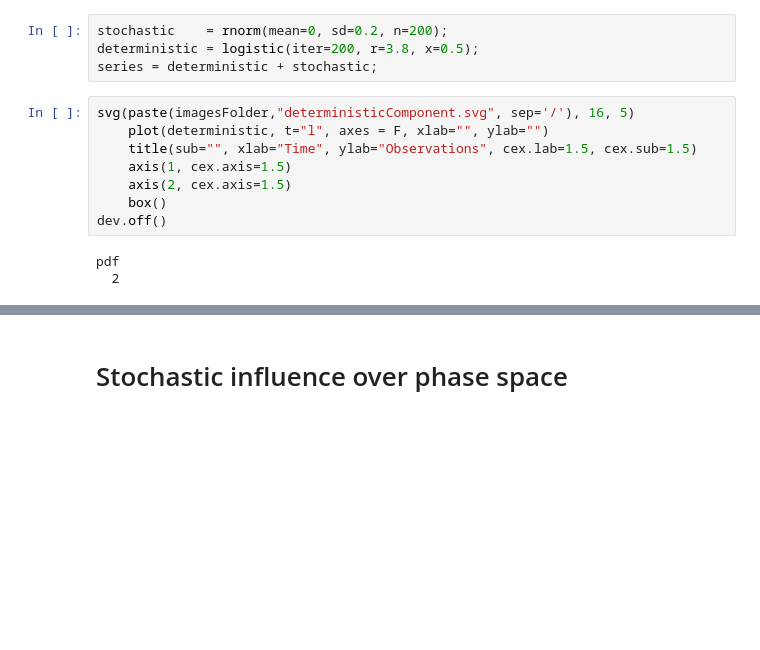
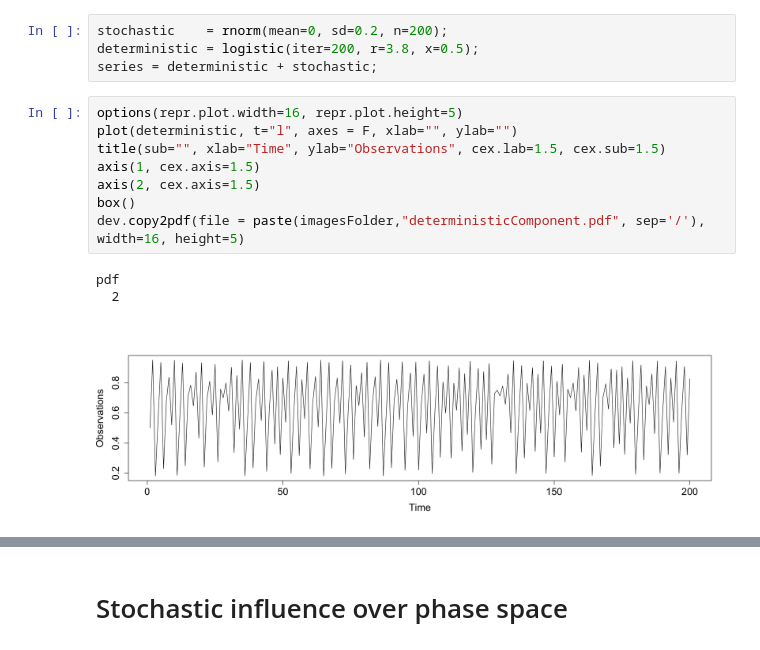
Before and after one commit to felipelageduarte/Doutorado, a Jupyter notebook: 9 - Images.ipynb, the cells around one changed output, grey strips where cells are left out. Saved outputs shown, nothing was run; the diff lists cells and outputs as text; blank space fills up the shorter version.

Commit message:
Some SSA models and images notebook

```diff
--- a/9 - Images.ipynb
+++ b/9 - Images.ipynb
@@ -17,13 +17,14 @@ stochastic    = rnorm(mean=0, sd=0.2, n=200);
 deterministic = logistic(iter=200, r=3.8, x=0.5);
 series = deterministic + stochastic;
 # %%
-svg(paste(imagesFolder,"deterministicComponent.svg", sep='/'), 16, 5)
-    plot(deterministic, t="l", axes = F, xlab="", ylab="")
-    title(sub="", xlab="Time", ylab="Observations", cex.lab=1.5, cex.sub=1.5)
-    axis(1, cex.axis=1.5)
-    axis(2, cex.axis=1.5)
-    box()
-dev.off()
+options(repr.plot.width=16, repr.plot.height=5)
+plot(deterministic, t="l", axes = F, xlab="", ylab="")
+title(sub="", xlab="Time", ylab="Observations", cex.lab=1.5, cex.sub=1.5)
+axis(1, cex.axis=1.5)
+axis(2, cex.axis=1.5)
+box()
+dev.copy2pdf(file = paste(imagesFolder,"deterministicComponent.pdf", sep='/'), width=16, height=5)
 # %% [output]
 pdf
   2
+[figure, added]
```
Also changed, not shown: parts of 8 cells of this notebook, 43 other files.
